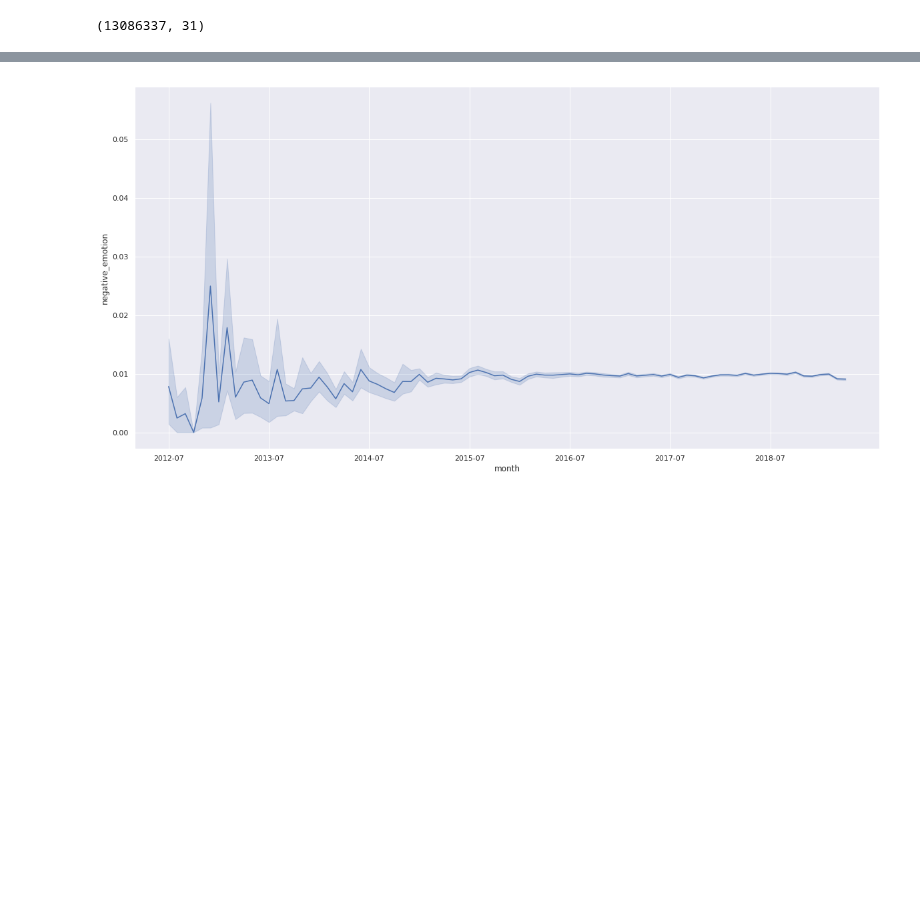
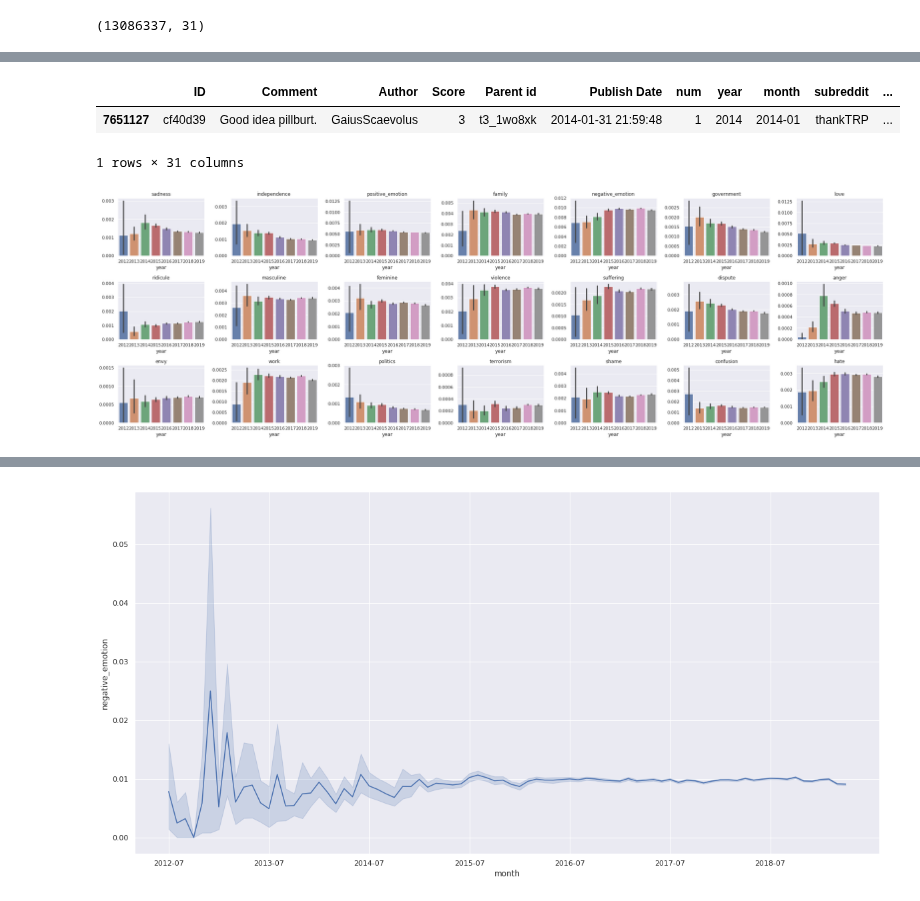
Before and after one commit to EmanuelHappy/Data-Science, a Jupyter notebook: _PushshiftReddit/empath/empath normalized + bootstrap.ipynb, the cells around one changed output, grey strips where cells are left out. Saved outputs shown, nothing was run; the diff lists cells and outputs as text; code cells hidden in the pictures; blank space fills up the shorter version.

```diff
--- a/_PushshiftReddit/empath/empath normalized + bootstrap.ipynb
+++ b/_PushshiftReddit/empath/empath normalized + bootstrap.ipynb
@@ -40,0 +45,33 @@ MGTOW_df.head()
+# %%
+thtrp_df.head(1)
+# %% [output]
+|  | ID | Comment | Author | Score | Parent id | Publish Date | num | year | month | subreddit | ... |
+| 7651127 | cf40d39 | Good idea pillburt. | GaiusScaevolus | 3 | t3_1wo8xk | 2014-01-31 21:59:48 | 1 | 2014 | 2014-01 | thankTRP | ... |
+1 rows × 31 columns
+# %%
+nr_rows = 3
+nr_cols = 7
+
+empath_list = ['sadness', 'independence', 'positive_emotion', 'family',
+                'negative_emotion', 'government', 'love', 'ridicule',
+                'masculine', 'feminine', 'violence', 'suffering',
+                'dispute', 'anger', 'envy', 'work', 'politics',
+                'terrorism', 'shame', 'confusion', 'hate']
+
+fig, axs = plt.subplots(nr_rows, nr_cols, figsize=(nr_cols*4,nr_rows*3), squeeze=False)
+
+for r in range(0,nr_rows):
+    for c in range(0, nr_cols):
+        col = r*nr_cols+c
+        if col < len(empath_list):
+            sns.set(style="darkgrid")
+            sns.barplot(x="year", y=empath_list[col], alpha=0.9,ax = axs[r][c], data=MGTOW_df)
+            axs[r][c].set_ylabel('')
+            axs[r][c].set_title(empath_list[col])
+
+
+plt.tight_layout()
+plt.savefig('MGTOW_empath.png')
+plt.show()
+# %% [output]
+[figure, added]
```
Also changed, not shown: parts of 20 cells of this notebook, 6 other files.
